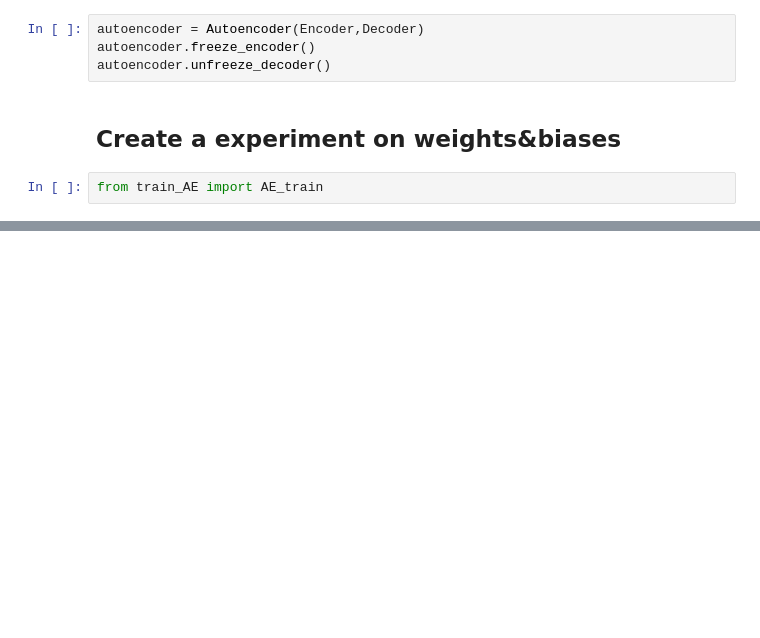
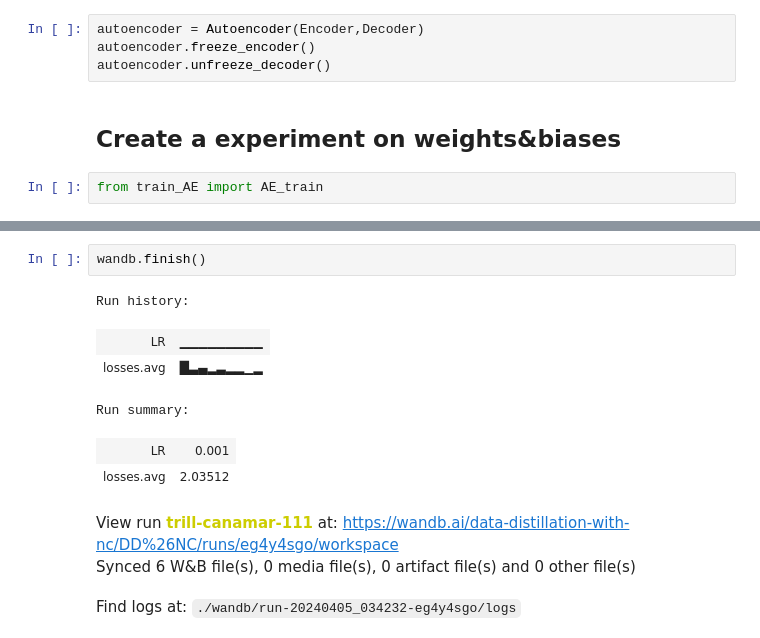
Before and after one commit to SongzeYang0721/Data_Distillation_and_Neural_Collpase, a Jupyter notebook: DD&NC_Demo.ipynb, the cells around one changed output, grey strips where cells are left out. Saved outputs shown, nothing was run; the diff lists cells and outputs as text; blank space fills up the shorter version.

```diff
--- a/DD&NC_Demo.ipynb
+++ b/DD&NC_Demo.ipynb
@@ -908,0 +964,12 @@ Error: You must call wandb.init() before wandb.log()
+# %%
+wandb.finish()
+# %% [output]
+Run history:
+| LR | ▁▁▁▁▁▁▁▁▁ |
+| losses.avg | █▃▄▂▃▂▂▁▂ |
+Run summary:
+| LR | 0.001 |
+| losses.avg | 2.03512 |
+View run trill-canamar-111 at: https://wandb.ai/data-distillation-with-nc/DD%26NC/runs/eg4y4sgo/workspace
+Synced 6 W&B file(s), 0 media file(s), 0 artifact file(s) and 0 other file(s)
+Find logs at: ./wandb/run-20240405_034232-eg4y4sgo/logs
```
Also changed, not shown: parts of 7 cells of this notebook.
